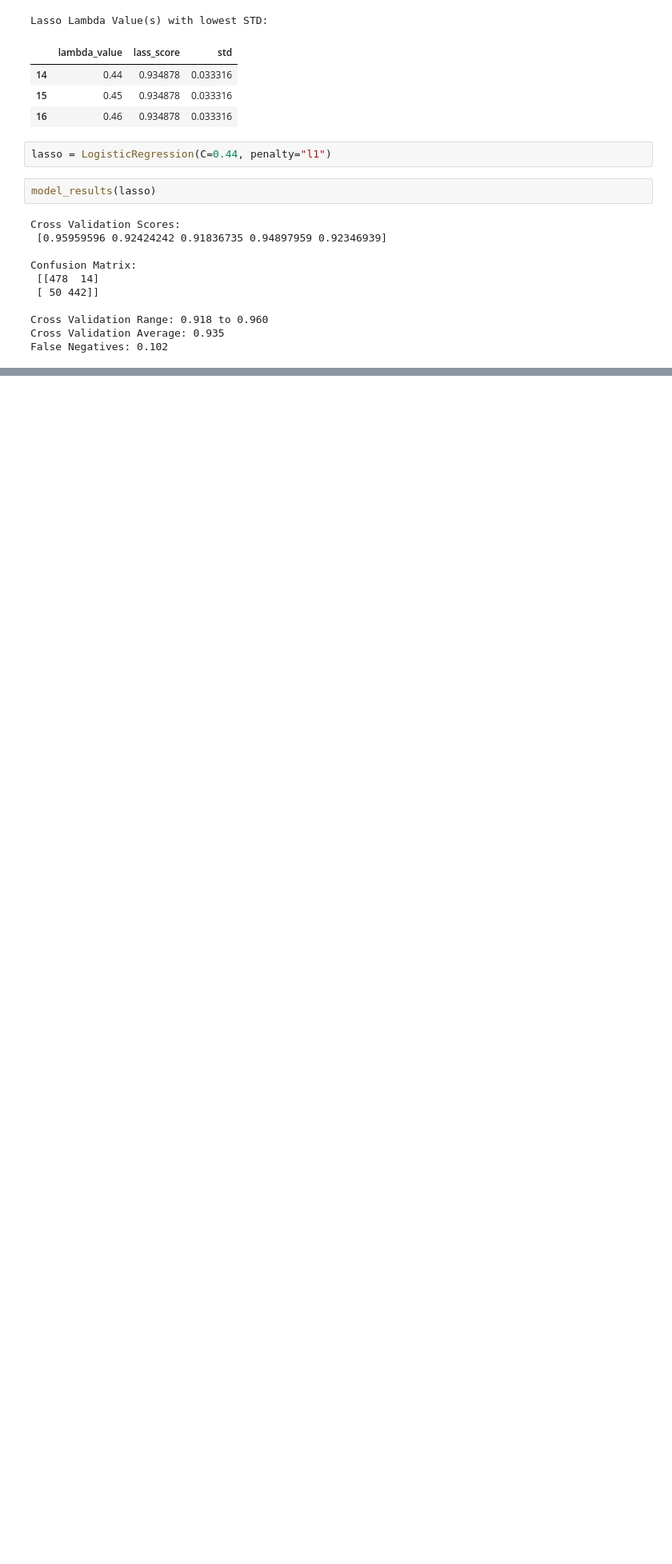
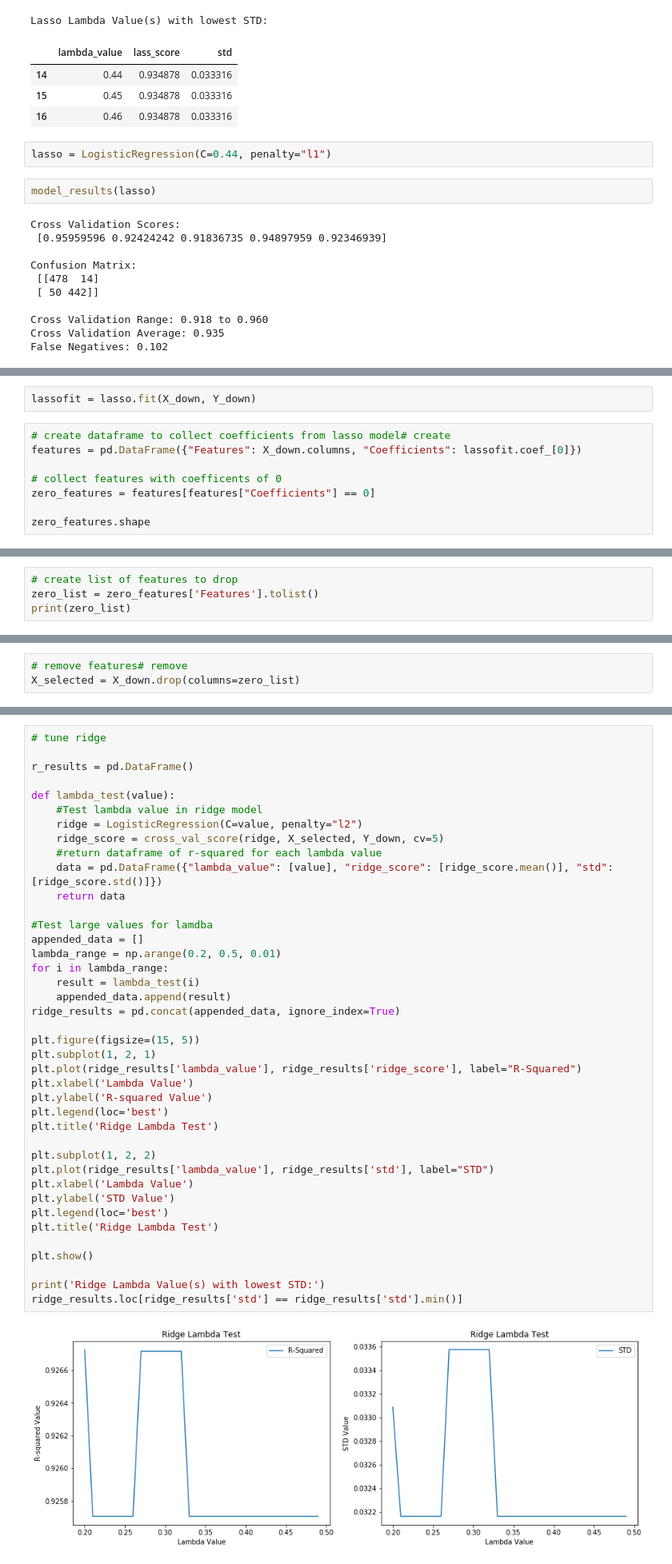
Before and after one commit to mbeckmanssf/Thinkful, a Jupyter notebook: Unit-3/6.1-CreditCardFraud.ipynb, the cells around one changed output, grey strips where cells are left out. Shown at 80% size. Cells and saved outputs as stored; diff of their text form; blank space fills up the shorter version.

```diff
--- a/Unit-3/6.1-CreditCardFraud.ipynb
+++ b/Unit-3/6.1-CreditCardFraud.ipynb
@@ -702,0 +757,10 @@ print( accuracy_score(y, pred_y_svc) )
+# %%
+lassofit = lasso.fit(X_down, Y_down)
+# %%
+# create dataframe to collect coefficients from lasso model# create
+features = pd.DataFrame({"Features": X_down.columns, "Coefficients": lassofit.coef_[0]})
+
+# collect features with coefficents of 0
+zero_features = features[features["Coefficients"] == 0]
+
+zero_features.shape
@@ -702,0 +769,4 @@ print( accuracy_score(y, pred_y_svc) )
+# %%
+# create list of features to drop
+zero_list = zero_features['Features'].tolist()
+print(zero_list)
@@ -702,0 +775,3 @@ print( accuracy_score(y, pred_y_svc) )
+# %%
+# remove features# remove
+X_selected = X_down.drop(columns=zero_list)
@@ -702,0 +817,42 @@ print( accuracy_score(y, pred_y_svc) )
+# %%
+# tune ridge
+
+r_results = pd.DataFrame()
+
+def lambda_test(value):
+    #Test lambda value in ridge model
+    ridge = LogisticRegression(C=value, penalty="l2")
+    ridge_score = cross_val_score(ridge, X_selected, Y_down, cv=5)
+    #return dataframe of r-squared for each lambda value
+    data = pd.DataFrame({"lambda_value": [value], "ridge_score": [ridge_score.mean()], "std": [ridge_score.std()]})
+    return data
+
+#Test large values for lamdba
+appended_data = []
+lambda_range = np.arange(0.2, 0.5, 0.01)
+for i in lambda_range:
+    result = lambda_test(i)
+    appended_data.append(result)
+ridge_results = pd.concat(appended_data, ignore_index=True)
+
+plt.figure(figsize=(15, 5))
+plt.subplot(1, 2, 1)
+plt.plot(ridge_results['lambda_value'], ridge_results['ridge_score'], label="R-Squared")
+plt.xlabel('Lambda Value')
+plt.ylabel('R-squared Value')
+plt.legend(loc='best')
+plt.title('Ridge Lambda Test')
+
+plt.subplot(1, 2, 2)
+plt.plot(ridge_results['lambda_value'], ridge_results['std'], label="STD")
+plt.xlabel('Lambda Value')
+plt.ylabel('STD Value')
+plt.legend(loc='best')
+plt.title('Ridge Lambda Test')
+
+plt.show()
+
+print('Ridge Lambda Value(s) with lowest STD:')
+ridge_results.loc[ridge_results['std'] == ridge_results['std'].min()]
+# %% [output]
+[figure, added]
```
Also changed, not shown: parts of 19 cells of this notebook.
